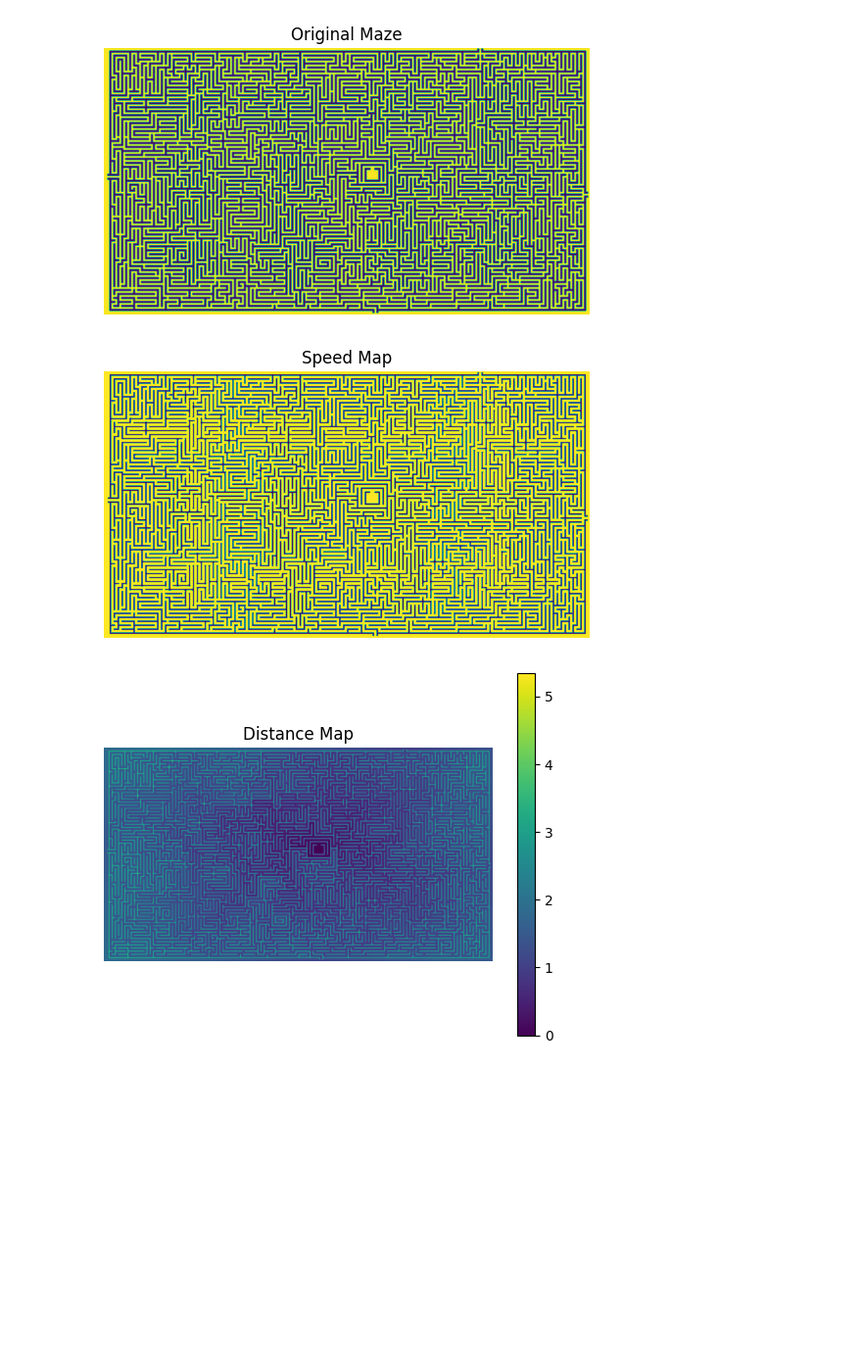
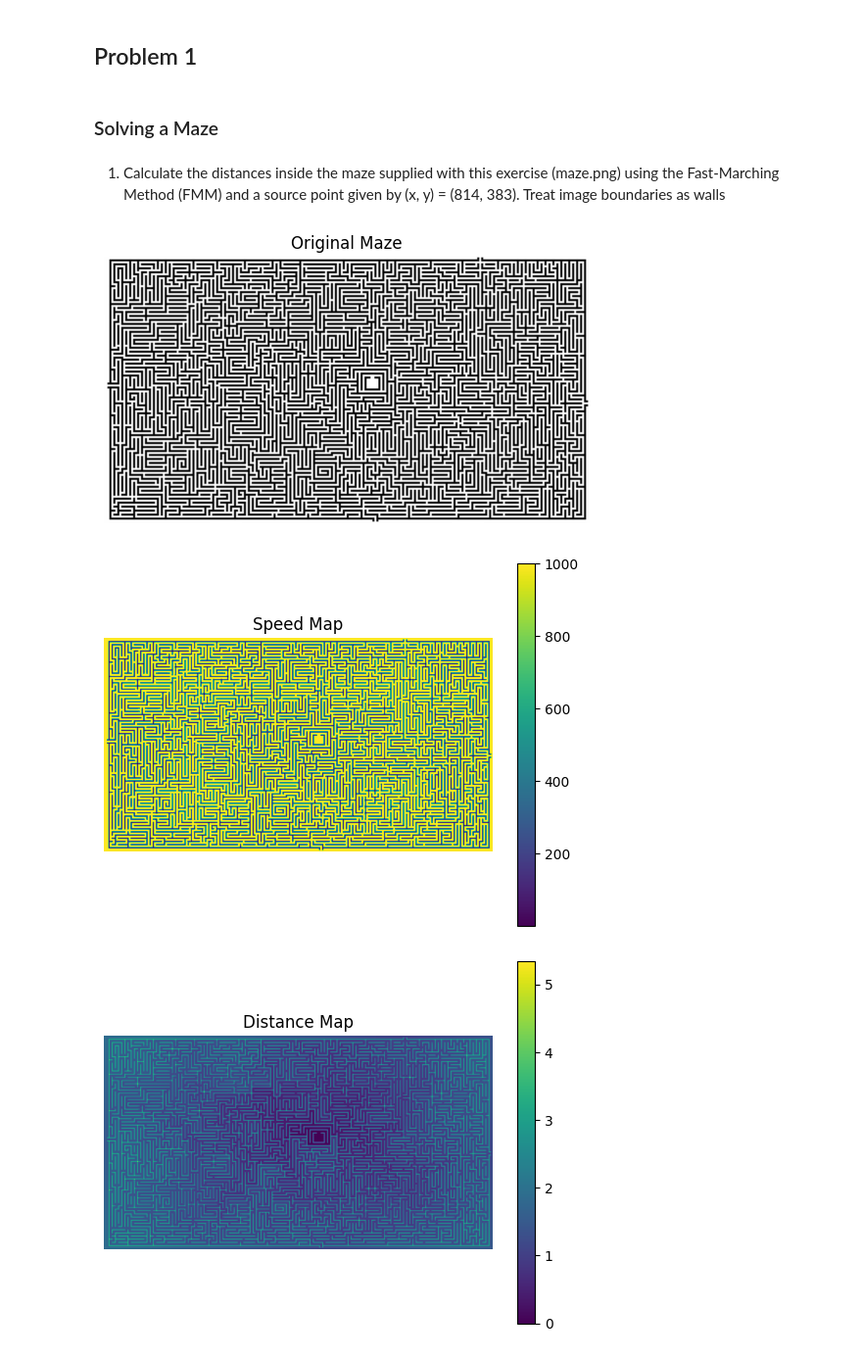
Before and after one commit to DanDanielElgarici/GCV-HW3, a Jupyter notebook: Part1.ipynb, the cells around one changed output. Shown at 98% size. Drawn from its saved outputs; the diff is of its cells as text; code cells hidden in the pictures; blank space fills up the shorter version.

```diff
--- a/Part1.ipynb
+++ b/Part1.ipynb
@@ -1,3 +3,11 @@
+# %% [markdown]
+## Problem 1
+# %% [markdown]
+### Solving a Maze
+# %% [markdown]
+1) Calculate the distances inside the maze supplied with this exercise (maze.png)
+using the Fast-Marching Method (FMM) and a source point given by (x, y) =
+(814, 383). Treat image boundaries as walls
 # %%
 import matplotlib.pyplot as plt
 from PIL import Image
@@ -5,8 +15,11 @@ from PIL import Image
 import eikonalfm
 import numpy as np
 # %%
-def print_image(image, title, color_bar=False):
-    plt.imshow(image)
+def print_image(image, title, color_bar=False, cmap=False):
+    if cmap:
+        plt.imshow(image, cmap=cmap)
+    else:
+        plt.imshow(image)
     plt.axis('off')
     plt.title(title)
     if color_bar:
@@ -17,9 +30,9 @@ def print_image(image, title, color_bar=False):
 MAZE_PATH = 'maze.png'
 image = np.asarray(Image.open(MAZE_PATH).convert('L'))
 image = image / np.max(image)
-print_image(image, 'Original Maze')
+print_image(image, 'Original Maze', cmap="gray")
 # %% [output]
-[figure, old version]
+[figure, new version]
 # %%
 THRESHOLD = 0.1
 def make_speed_map(gray: np.ndarray, thr: float = THRESHOLD) -> np.ndarray:
@@ -30,9 +43,9 @@ def make_speed_map(gray: np.ndarray, thr: float = THRESHOLD) -> np.ndarray:
 speed = make_speed_map(image)
 # %%
 # Plot the speed map
-print_image(speed, 'Speed Map', color_bar=False)
+print_image(speed, 'Speed Map', color_bar=True)
 # %% [output]
-[figure, old version]
+[figure, new version]
 # %%
 SOURCE_POINT = (383, 814)
 distance_map = eikonalfm.fast_marching(speed, SOURCE_POINT, dx=(1,1), order=1)
```
Also changed, not shown: parts of 9 cells of this notebook.
